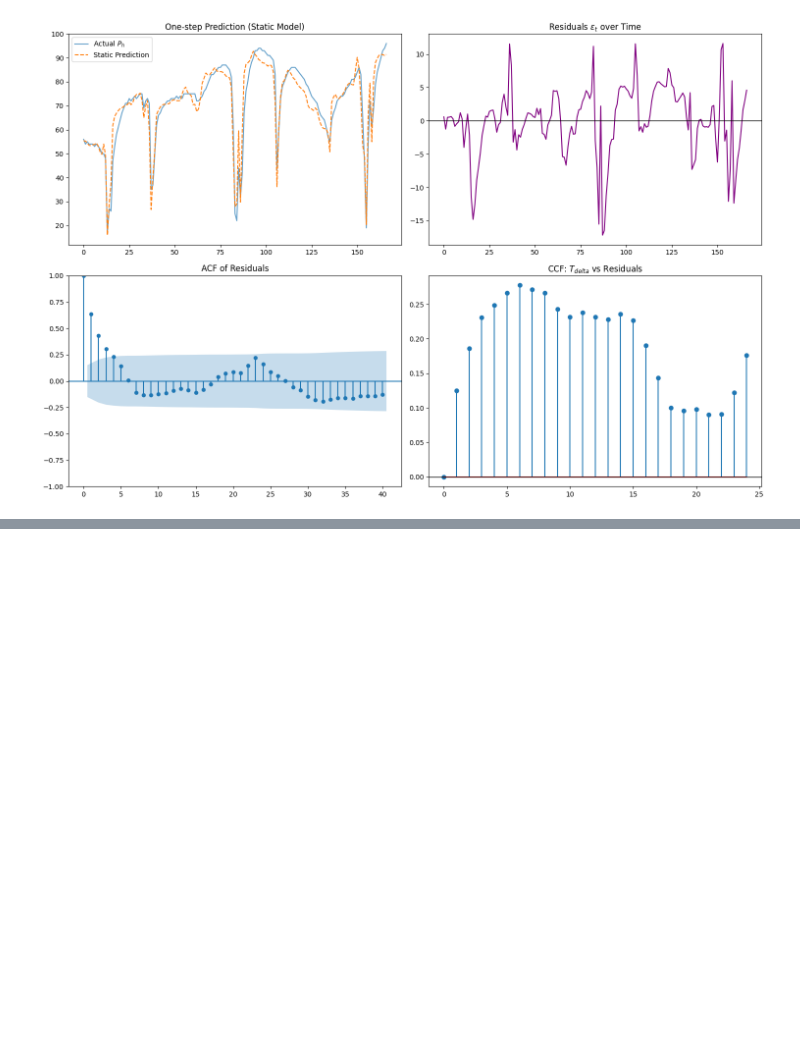
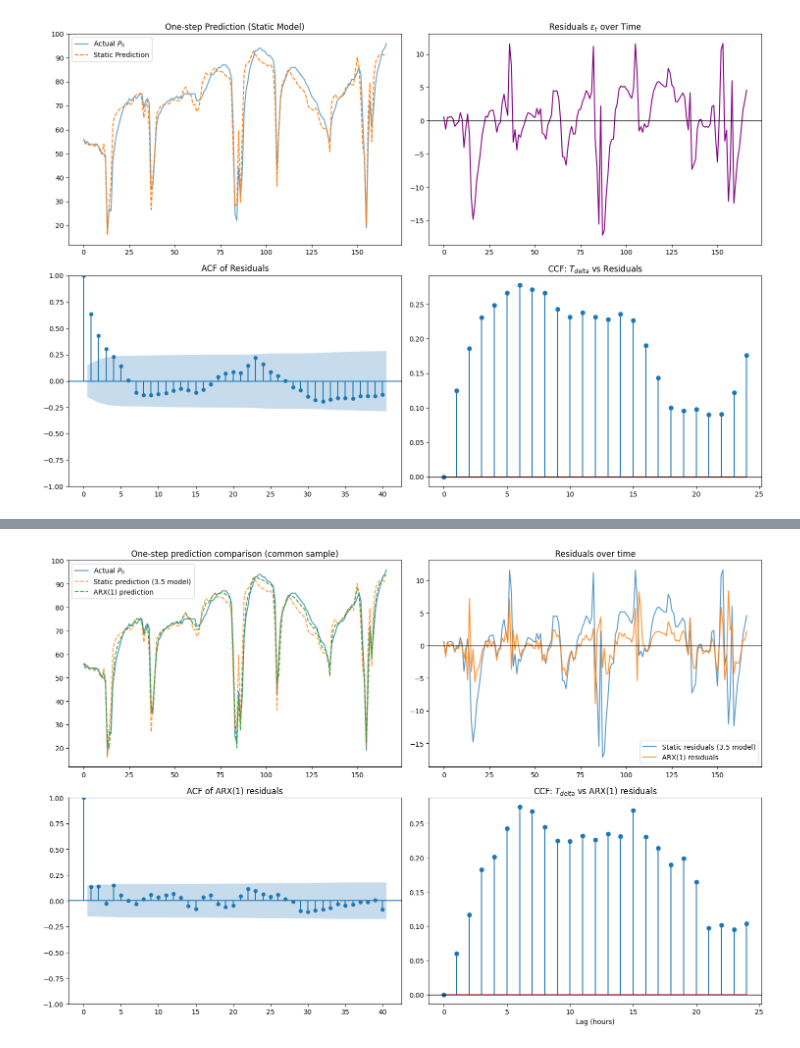
Before and after one commit to leahiebel/02417---Time-Series-Analysis, a Jupyter notebook: assignments/Assignment3/Ex3.ipynb, the cells around one changed output, grey strips where cells are left out. Cells and saved outputs as stored; diff of their text form; code cells hidden in the pictures; blank space fills up the shorter version.

```diff
--- a/assignments/Assignment3/Ex3.ipynb
+++ b/assignments/Assignment3/Ex3.ipynb
@@ -270,0 +386,36 @@ plt.show()
+# %%
+import matplotlib.pyplot as plt
+from statsmodels.graphics.tsaplots import plot_acf
+
+arx_data = arx_results['data']
+
+fig, axes = plt.subplots(2, 2, figsize=(15, 10))
+
+# 1) Actual vs predictions
+axes[0, 0].plot(arx_data.index, arx_data['Ph'], label='Actual $P_h$', alpha=0.8)
+axes[0, 0].plot(arx_data.index, arx_data['pred_static_q35'], '--', label='Static prediction (3.5 model)', alpha=0.8)
+axes[0, 0].plot(arx_data.index, arx_data['pred_arx1'], '--', label='ARX(1) prediction', alpha=0.9)
+axes[0, 0].set_title('One-step prediction comparison (common sample)')
+axes[0, 0].legend()
+
+# 2) Residuals over time
+axes[0, 1].plot(arx_data.index, arx_data['resid_static_q35'], label='Static residuals (3.5 model)', alpha=0.75)
+axes[0, 1].plot(arx_data.index, arx_data['resid_arx1'], label='ARX(1) residuals', alpha=0.85)
+axes[0, 1].axhline(0, color='black', lw=1)
+axes[0, 1].set_title('Residuals over time')
+axes[0, 1].legend()
+
+# 3) ACF of ARX residuals
+plot_acf(arx_data['resid_arx1'], lags=40, ax=axes[1, 0], title='ACF of ARX(1) residuals')
+
+# 4) CCF: Tdelta vs ARX residuals
+ccf_tdelta_arx = [arx_data['resid_arx1'].corr(arx_data['Tdelta'].shift(i)) for i in range(25)]
+axes[1, 1].stem(range(25), ccf_tdelta_arx)
+axes[1, 1].axhline(0, color='black', lw=1)
+axes[1, 1].set_title('CCF: $T_{delta}$ vs ARX(1) residuals')
+axes[1, 1].set_xlabel('Lag (hours)')
+
+plt.tight_layout()
+plt.show()
+# %% [output]
+[figure, added]
```
Also changed, not shown: parts of 15 cells of this notebook.
